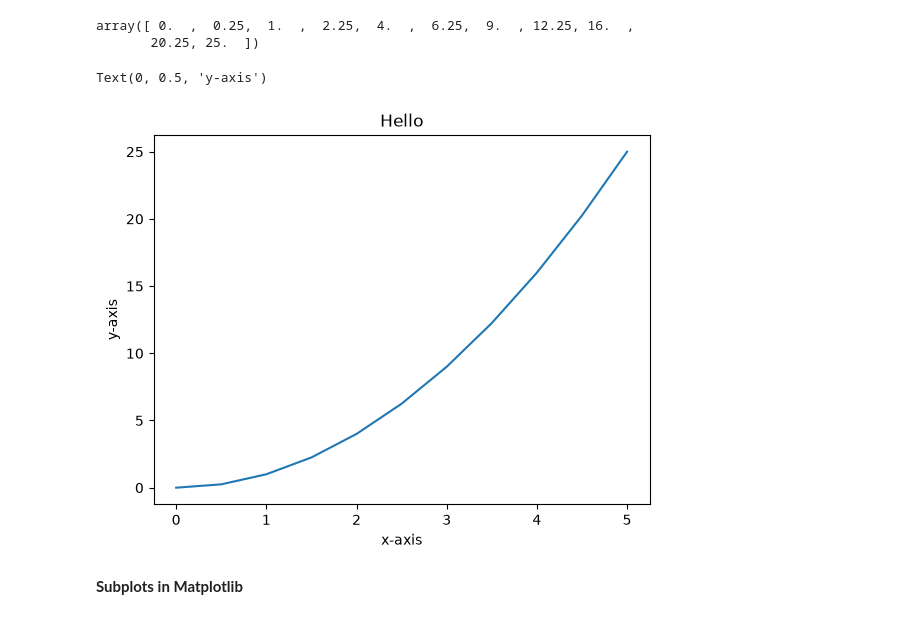
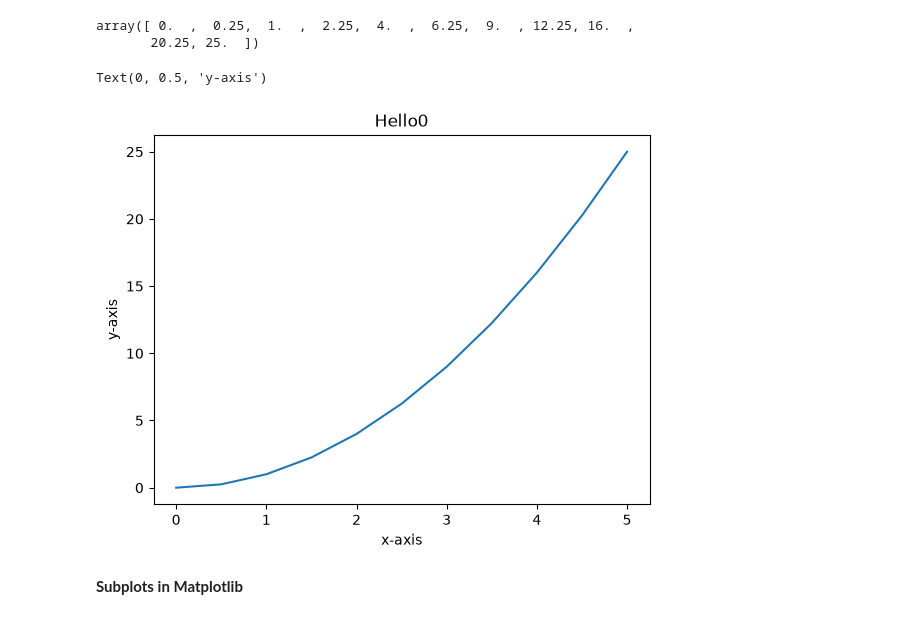
Before and after one commit to pandey-9267/Matplotlib---Seaborn-practice-set-, a Jupyter notebook: Mathplotlib.ipynb, the cells around one changed output. Saved outputs shown, nothing was run; the diff lists cells and outputs as text; code cells hidden in the pictures.

```diff
--- a/Mathplotlib.ipynb
+++ b/Mathplotlib.ipynb
@@ -15,12 +15,12 @@ array([ 0.  ,  0.25,  1.  ,  2.25,  4.  ,  6.25,  9.  , 12.25, 16.  ,
        20.25, 25.  ])
 # %%
 plt.plot(x,y)
-plt.title("Hello")
+plt.title("Hello0")
 plt.xlabel("x-axis")
 plt.ylabel("y-axis")
 # %% [output]
 Text(0, 0.5, 'y-axis')
-[figure, old version]
+[figure, new version]
 # %% [markdown]
 **Subplots in Matplotlib**
 # %%
```
